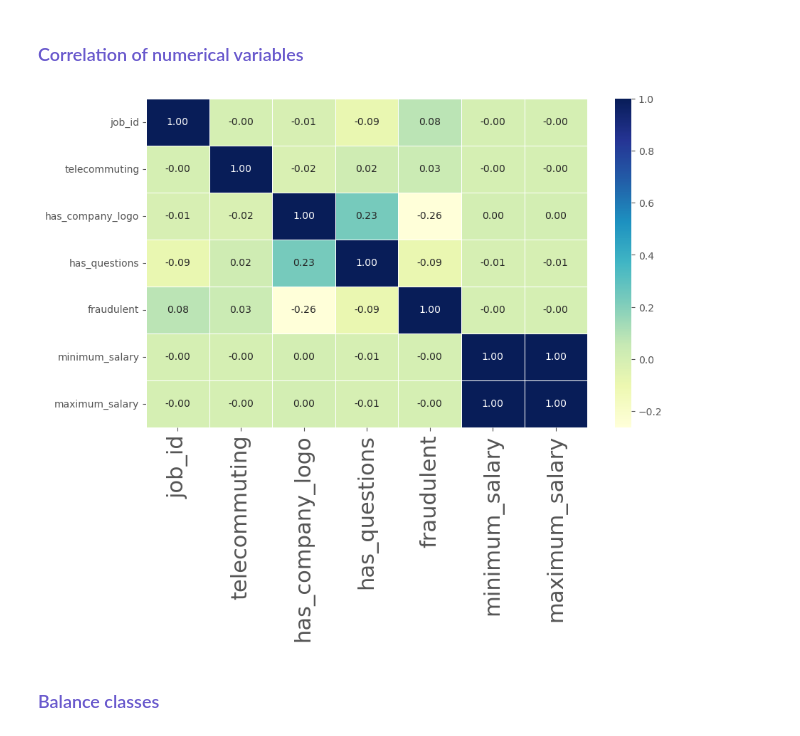
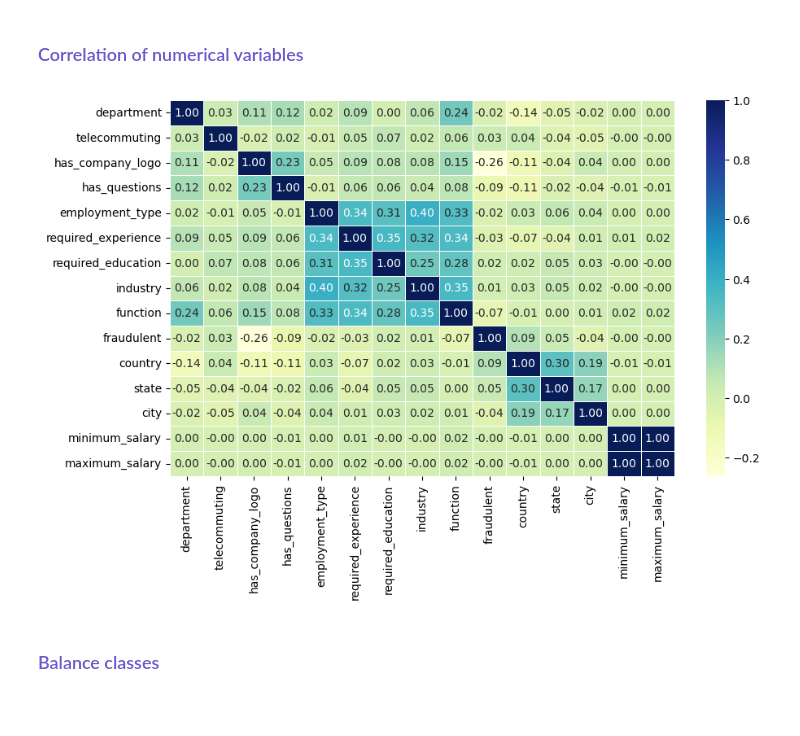
Before and after one commit to rawan-a-d/Fake-Real-Job-Postings-Prediction, a Jupyter notebook: notebook.ipynb, the cells around one changed output. Drawn from its saved outputs; the diff is of its cells as text; code cells hidden in the pictures; blank space fills up the shorter version.

```diff
--- a/notebook.ipynb
+++ b/notebook.ipynb
@@ -712,2 +726,2 @@ df.sample(5)
 # %%
-df[["minimum_salary", "maximum_salary"]] = df["salary_range"].str.split("-", n=1, expand=True)
+df_processed[["minimum_salary", "maximum_salary"]] = df_processed["salary_range"].str.split("-", n=1, expand=True)
@@ -714,3 +730,5 @@ df[["minimum_salary", "maximum_salary"]] = df["salary_range"].str.split("-", n=1
+# %%
+df_processed.drop('salary_range', axis=1, inplace=True)
 # %% [markdown]
 <h3><font color=slateblue> Get a sample of the data </font></h3>
 # %%
@@ -727,21 +745,21 @@ df.sample(5)
 <h3><font color=slateblue> Fill Minimum and Maximum salary columns and Convert them to integers </font></h3>
 # %%
 # Fill Minimum and Maximum salary columns
-df["minimum_salary"].fillna(-1, inplace=True)
-df["maximum_salary"].fillna(-1, inplace=True)
+df_processed["minimum_salary"].fillna(-1, inplace=True)
+df_processed["maximum_salary"].fillna(-1, inplace=True)
 
 # Fill in random text data in salary columns
-df.loc[df['minimum_salary']  == "Oct", "minimum_salary"] = -1
-df.loc[df['minimum_salary']  == "Jun", "minimum_salary"] = -1
-df.loc[df['minimum_salary']  == "Dec", "minimum_salary"] = -1
+df_processed.loc[df_processed['minimum_salary']  == "Oct", "minimum_salary"] = -1
+df_processed.loc[df_processed['minimum_salary']  == "Jun", "minimum_salary"] = -1
+df_processed.loc[df_processed['minimum_salary']  == "Dec", "minimum_salary"] = -1
 
-df.loc[df['maximum_salary']  == "Dec", "maximum_salary"] = -1
-df.loc[df['maximum_salary']  == "Apr", "maximum_salary"] = -1
-df.loc[df['maximum_salary']  == "Sep", "maximum_salary"] = -1
-df.loc[df['maximum_salary']  == "Jun", "maximum_salary"] = -1
-df.loc[df['maximum_salary']  == "Oct", "maximum_salary"] = -1
-df.loc[df['maximum_salary']  == "Nov", "maximum_salary"] = -1
+df_processed.loc[df_processed['maximum_salary']  == "Dec", "maximum_salary"] = -1
+df_processed.loc[df_processed['maximum_salary']  == "Apr", "maximum_salary"] = -1
+df_processed.loc[df_processed['maximum_salary']  == "Sep", "maximum_salary"] = -1
+df_processed.loc[df_processed['maximum_salary']  == "Jun", "maximum_salary"] = -1
+df_processed.loc[df_processed['maximum_salary']  == "Oct", "maximum_salary"] = -1
+df_processed.loc[df_processed['maximum_salary']  == "Nov", "maximum_salary"] = -1
 
 # Convert salary columns to integers
-df["minimum_salary"] = df["minimum_salary"].astype(int)
-df["maximum_salary"] = df["maximum_salary"].astype(int)
+df_processed["minimum_salary"] = df_processed["minimum_salary"].astype(int)
+df_processed["maximum_salary"] = df_processed["maximum_salary"].astype(int)
@@ -882,0 +922,2 @@ preprocess_data(df_cn)
+# %%
+df_cn = df_processed.drop(["company_profile", "requirements", "benefits", "description", "job_id", "title"], axis=1)
@@ -894,15 +945,15 @@ df_cn.sample(5)
 # %% [markdown]
 <h3><font color=slateblue> Correlation of numerical variables </font></h3>
 # %%
-corr_matrix = df.corr()
+corr_matrix = df_cn.corr()
 plt.figure(figsize=(10, 6))
 sns.heatmap(corr_matrix,
             annot=True,
             linewidths=0.5,
             fmt= ".2f",
             cmap="YlGnBu");
 # %% [output]
-[figure, old version]
+[figure, new version]
 # %% [markdown]
 <h3><font color=slateblue> Balance classes </font></h3>
 # %%
```
Also changed, not shown: parts of 126 cells of this notebook.
